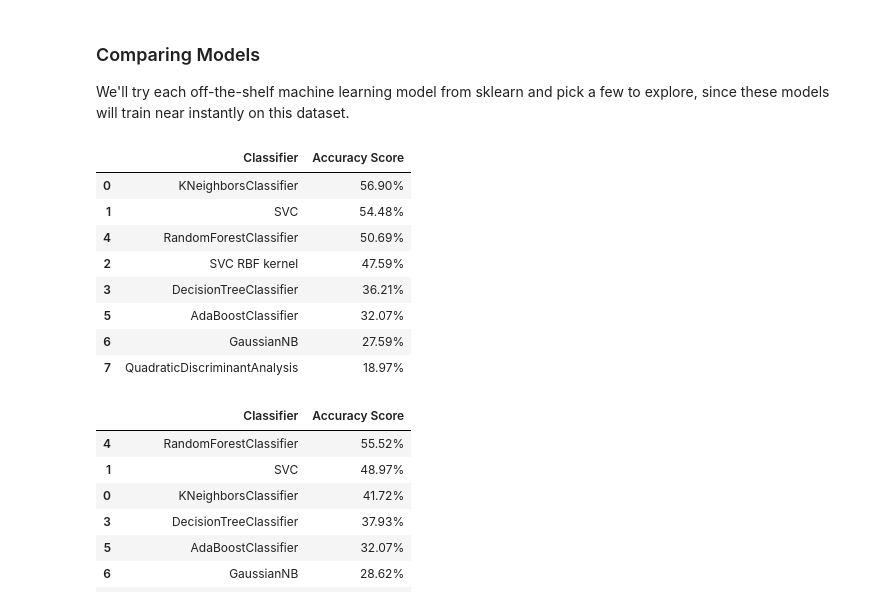
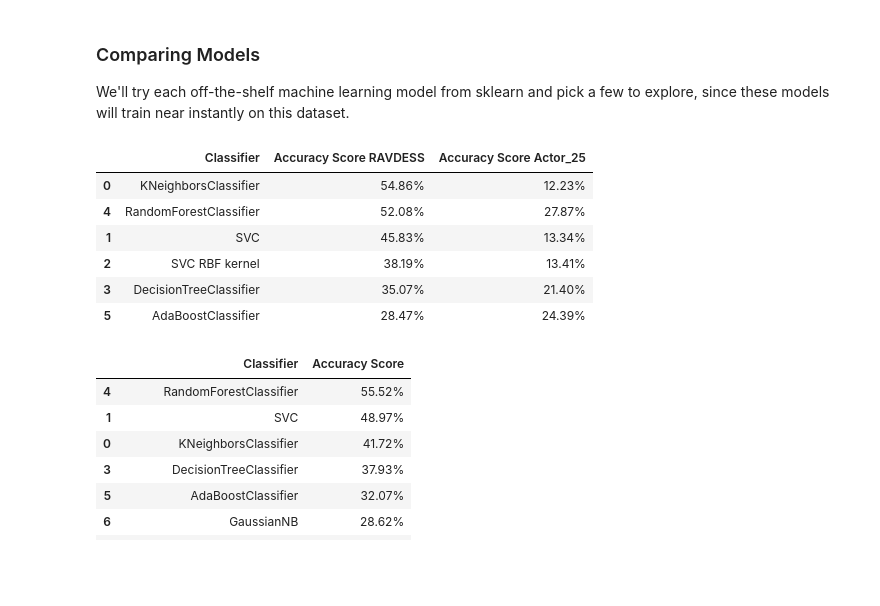
Before and after one commit to rawitphoom/Week3-ClassicML, a Jupyter notebook: copy2_of_week_3_machinelearning.ipynb, the cells around one changed output. Saved outputs shown, nothing was run; the diff lists cells and outputs as text; code cells hidden in the pictures; blank space fills up the shorter version.

```diff
--- a/copy2_of_week_3_machinelearning.ipynb
+++ b/copy2_of_week_3_machinelearning.ipynb
@@ -266,7 +266,7 @@ import os, glob
 def load_data():
     X,y=[],[]
     count = 0
-    for file in glob.glob("/content/drive/MyDrive/IAT360_Datasets/Audio Data_1/*/*.wav"):
+    for file in glob.glob("/content/drive/MyDrive/IAT360_Datasets/Audio Data_1/Actor_25/*.wav"):
         file_name=os.path.basename(file)
         emotion=emotions_dict[file_name.split("-")[2]]
         features = get_features(file)
@@ -476,41 +473,41 @@ We'll try each off-the-shelf machine learning model from sklearn and pick a few
 # %%
 from sklearn.neighbors import KNeighborsClassifier
 from sklearn.svm import SVC
 from sklearn.tree import DecisionTreeClassifier
 from sklearn.ensemble import RandomForestClassifier, AdaBoostClassifier
 from sklearn.naive_bayes import GaussianNB
 from sklearn.discriminant_analysis import QuadraticDiscriminantAnalysis
 
 classification_models = [
     KNeighborsClassifier(),#(3),
     SVC(kernel='linear'),#, C=0.025),
     SVC(kernel='rbf'),
     DecisionTreeClassifier(),#max_depth=5),
     RandomForestClassifier(),#max_depth=5, n_estimators=10, max_features=1),
     AdaBoostClassifier(),
-    GaussianNB(),
-    QuadraticDiscriminantAnalysis()]
+    # GaussianNB(),
+    # QuadraticDiscriminantAnalysis()
+    ]
 
 scores = []
 for model in classification_models:
-    model.fit(X_train_scaled, y_train)
-    score = model.score(X_test_scaled, y_test)
+    model.fit(X_train_minmax, y_train)
+    score = model.score(X_test_minmax, y_test)
+    score2 = model.score(features,emotions)
     model_name = type(model).__name__
     if model_name=='SVC' and model.kernel=='rbf': model_name+=' RBF kernel'
-    scores.append((model_name,(f'{100*score:.2f}%')))
-# Make it pretty
-scores_df = pd.DataFrame(scores,columns=['Classifier','Accuracy Score'])
-scores_df.sort_values(by='Accuracy Score',axis=0,ascending=False)
+    scores.append((model_name,(f'{100*score:.2f}%'),(f'{100*score2:.2f}%')))
+#Make it pretty
+scores_df = pd.DataFrame(scores,columns=['Classifier','Accuracy Score RAVDESS', 'Accuracy Score Actor_25'])
+scores_df.sort_values(by='Accuracy Score RAVDESS',axis=0,ascending=False)
 # %% [output]
-|  | Classifier | Accuracy Score |
-| 0 | KNeighborsClassifier | 56.90% |
-| 1 | SVC | 54.48% |
-| 4 | RandomForestClassifier | 50.69% |
-| 2 | SVC RBF kernel | 47.59% |
-| 3 | DecisionTreeClassifier | 36.21% |
-| 5 | AdaBoostClassifier | 32.07% |
-| 6 | GaussianNB | 27.59% |
-| 7 | QuadraticDiscriminantAnalysis | 18.97% |
+|  | Classifier | Accuracy Score RAVDESS | Accuracy Score Actor_25 |
+| 0 | KNeighborsClassifier | 54.86% | 12.23% |
+| 4 | RandomForestClassifier | 52.08% | 27.87% |
+| 1 | SVC | 45.83% | 13.34% |
+| 2 | SVC RBF kernel | 38.19% | 13.41% |
+| 3 | DecisionTreeClassifier | 35.07% | 21.40% |
+| 5 | AdaBoostClassifier | 28.47% | 24.39% |
 # %%
 from sklearn.neighbors import KNeighborsClassifier
 from sklearn.svm import SVC
```
Also changed, not shown: parts of 5 cells of this notebook.
